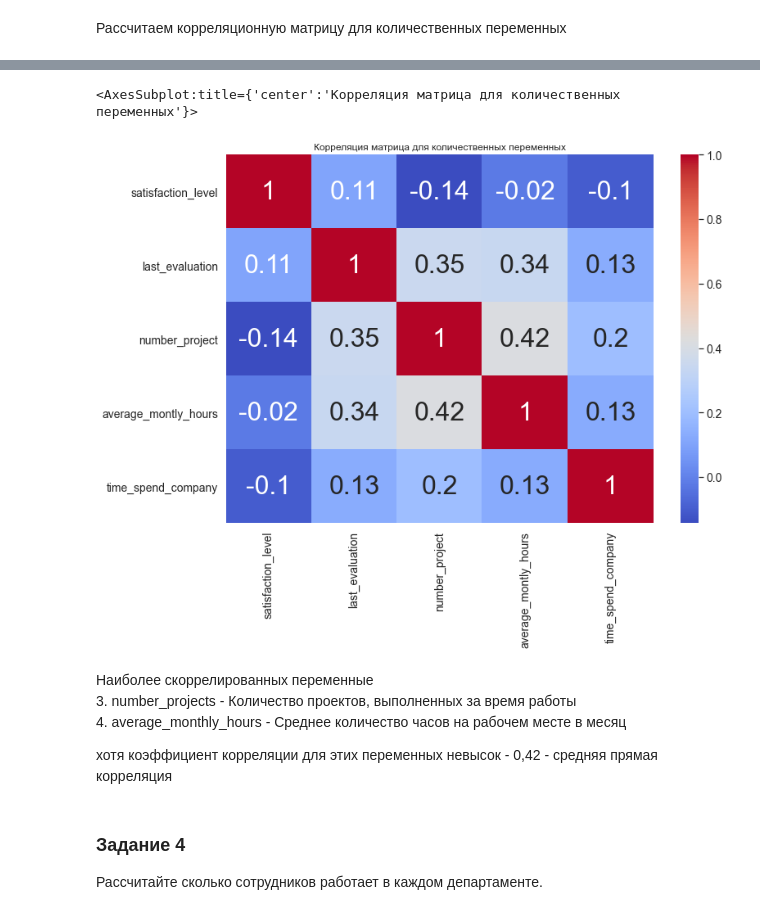
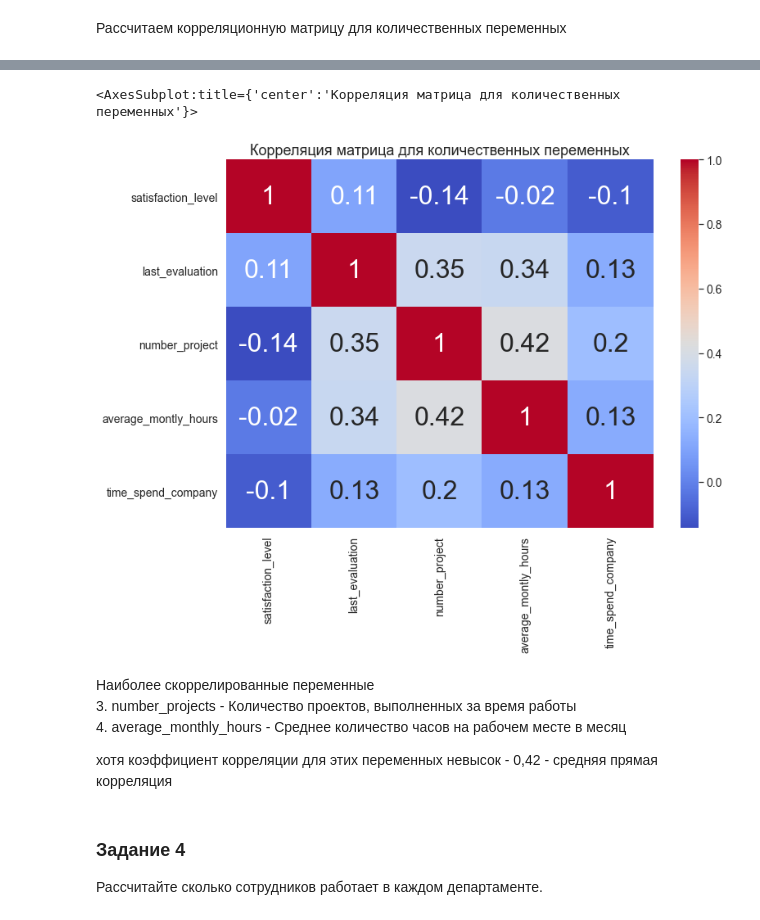
Before and after one commit to ABMakushkin/pydp-25, a Jupyter notebook: Diplom_python/Diplom_python.ipynb, the cells around one changed output, grey strips where cells are left out. Drawn from its saved outputs; the diff is of its cells as text; code cells hidden in the pictures.

```diff
--- a/Diplom_python/Diplom_python.ipynb
+++ b/Diplom_python/Diplom_python.ipynb
@@ -135,17 +135,19 @@ hr_corr
 | average_montly_hours | -0.020048 | 0.339742 | 0.417211 | 1.000000 | 0.127755 |
 | time_spend_company | -0.100866 | 0.131591 | 0.196786 | 0.127755 | 1.000000 |
 # %%
-# удобно визуализировать при помощи тепловой карты
+# построем тепловую карту на основе корреляционной матрицы
 sns.set(rc={'figure.figsize':(11.7, 8.28)})
+plt.rc('axes', titlesize=18) # размер шрифта для этого и последующих графиков
+plt.rc('axes', labelsize=14) # размер шрифта для этого и последующих графиков
 plt.rc('xtick',labelsize=14) # размер шрифта для этого и последующих графиков
 plt.rc('ytick',labelsize=14) # размер шрифта для этого и последующих графиков
 plt.title('Корреляция матрица для количественных переменных')
 sns.heatmap(hr_corr, annot=True, cmap='coolwarm', annot_kws={'size':32})
 # %% [output]
 <AxesSubplot:title={'center':'Корреляция матрица для количественных переменных'}>
-[figure, old version]
+[figure, new version]
 # %% [markdown]
-Наиболее скоррелированных переменные\
+Наиболее скоррелированные переменные\
 3. number_projects - Количество проектов, выполненных за время работы\
 4. average_monthly_hours - Среднее количество часов на рабочем месте в месяц
 
```
Also changed, not shown: parts of 4 cells of this notebook.
